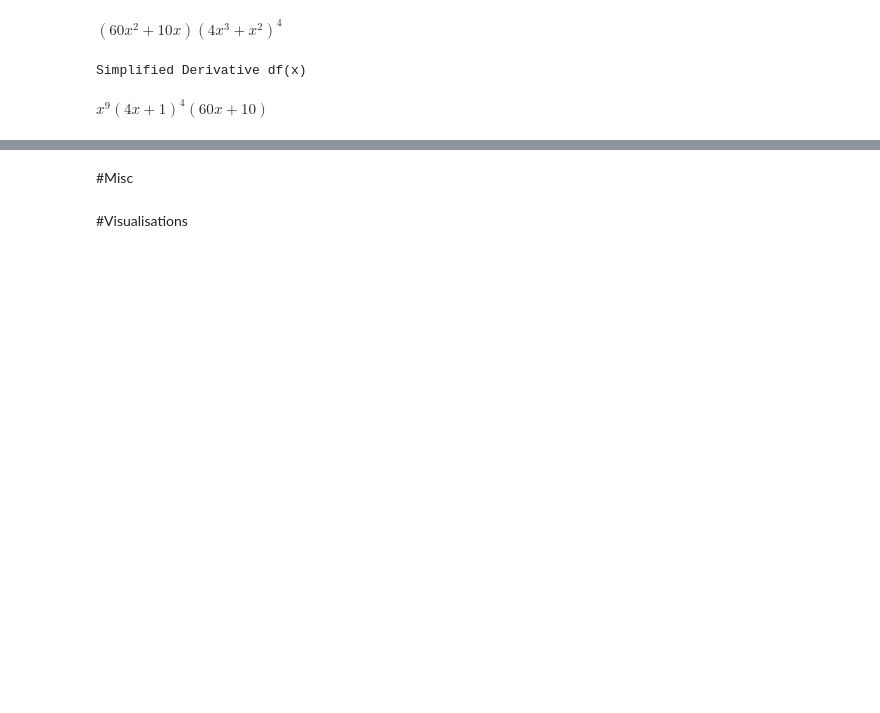
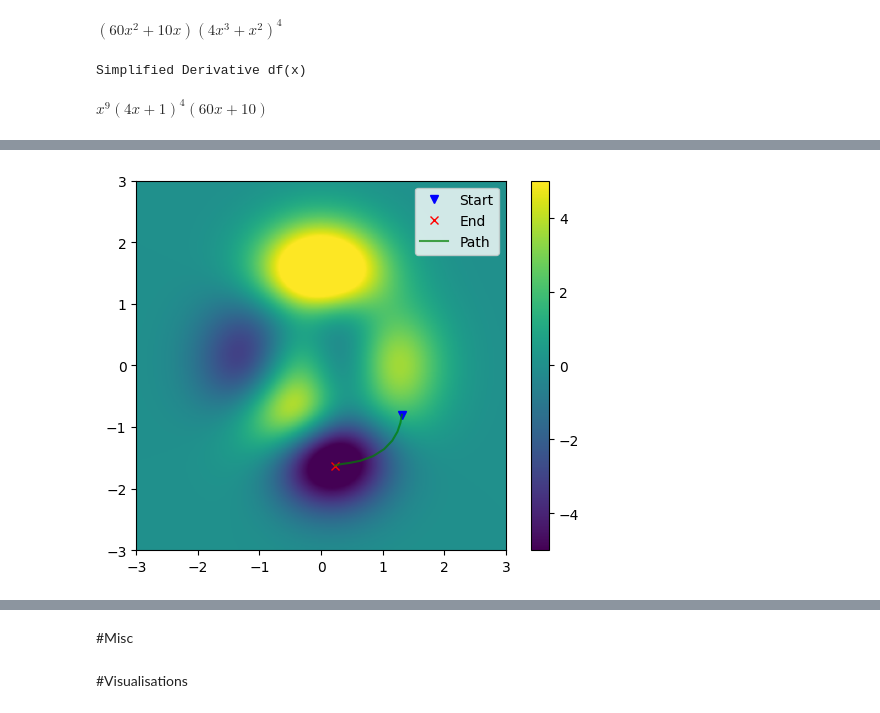
Before and after one commit to Salciano/ShowcasePython, a Jupyter notebook: Showcase.ipynb, the cells around one changed output, grey strips where cells are left out. Saved outputs shown, nothing was run; the diff lists cells and outputs as text; code cells hidden in the pictures; blank space fills up the shorter version.

```diff
--- a/Showcase.ipynb
+++ b/Showcase.ipynb
@@ -2321,0 +2355,80 @@ Here is the learning curve:
+# %%
+#@title Gradient Descent 2DI
+#2-Dimension Input
+
+import sympy
+import numpy
+import matplotlib.pyplot as ploti
+#import matplotlib_inline.backend_inline # svg for better res
+#matplotlib_inline.backend_inline.set_matplotlib_formats('svg')
+
+ # peaks math function from matlab
+def funky1(x, y):
+  x, y = numpy.meshgrid(x, y)
+  z = 3 * (1-x)** 2 * numpy.exp(-(x**2) - (y+1)**2) \
+  - 10*(x/5 - x**3 - y**5) * numpy.exp(-x**2-y**2) \
+  - 1/3*numpy.exp(-(x+1)**2 - y**2)
+  return z
+# \ is a line continuation character
+
+# create landscape
+x = numpy.linspace(-3, 3, 301)
+y = numpy.linspace(-3, 3, 301)
+num_z = funky1(x, y)
+
+# create sympy x and y input vars: x, y
+sym_x, sym_y = sympy.symbols("sym_x, sym_y")
+
+# create sympy output function of x and y: z = f(x,y)
+sym_z = 3 * (1-sym_x)** 2 * sympy.exp(-(sym_x**2) - (sym_y+1)**2) \
+- 10*(sym_x/5 - sym_x**3 - sym_y**5) * sympy.exp(-sym_x**2-sym_y**2) \
+- 1/3*sympy.exp(-(sym_x+1)**2 - sym_y**2)
+
+# 1. sympy.diff() computes function derivatives
+# 2. sympy.lambdify() turns deriv_x/deriv_y into python functions
+# 3. these lambdified functions are numpy-callable, later
+deriv_x = sympy.lambdify( (sym_x, sym_y), sympy.diff(sym_z, sym_x), "sympy" )
+deriv_y = sympy.lambdify( (sym_x, sym_y), sympy.diff(sym_z, sym_y), "sympy" )
+
+# Calculating a derivative using sympy.diff() results in a symbolic expression.
+# .evalf() turns the symbolic result at 1,1 into a numeric floating-point result
+#deriv_x(1,1).evalf() # partial derivative of sym_x at 1,1
+#print(f"{deriv_x(1,1):.5f}")
+
+# random startpoint from -2 to 2
+init_point = numpy.random.rand(2)*4-2
+#proxy_min = init_point[:] # test this
+proxy_min = init_point
+
+# learn parameters
+learn_rate = .03
+learn_epoch = 200
+
+path = numpy.zeros((learn_epoch, 2)) # dimensions: learn_epoch x 2 (2 is for 2 inputs)
+
+for i in range(learn_epoch):
+  path[i,:] = proxy_min
+#  gradi = numpy.array( [deriv_x(proxy_min[0], proxy_min[1]),
+#                        deriv_y(proxy_min[0], proxy_min[1]) ])
+  gradi = numpy.array( [deriv_x(proxy_min[0], proxy_min[1]).evalf(),
+                        deriv_y(proxy_min[0], proxy_min[1]).evalf() ])
+  proxy_min = proxy_min - gradi * learn_rate
+
+numpy.set_printoptions(precision=3) # globally truncate floats
+print("Starting point:", init_point)
+print("Ending point:", proxy_min.astype(float)) # was not applying here
+
+#graph
+ploti.imshow(num_z, extent= [x[0], x[-1], y[0], y[-1] ], vmin= -5, vmax= 5, origin="lower")
+ploti.plot(init_point[0], init_point[1], "bv")
+ploti.plot(proxy_min[0], proxy_min[1], "rx")
+ploti.plot(path[:,0], path[:,1], "g", alpha=0.7)
+ploti.legend(["Start", "End", "Path"])
+ploti.colorbar()
+ploti.show()
+
+# graph parameter explanation:
+# extent = [ [][] [][] ] are the graph's boundaries, which are being fetched from vars x and y at their first [0] and last [-1] index
+# vmin: This sets the minimum data value that will be mapped to the lowest color in the colormap. Any data values less than vmin will be mapped to the same lowest color.
+# vmax: This sets the maximum data value that will be mapped to the highest color in the colormap. Any data values greater than vmax will be mapped to the same highest color.
+# %% [output]
@@ -2322,3 +2437,4 @@ Here is the learning curve:
+[figure, added]
 # %%
 #@title Gradient Ascent
 
```
Also changed, not shown: parts of 14 cells of this notebook.
